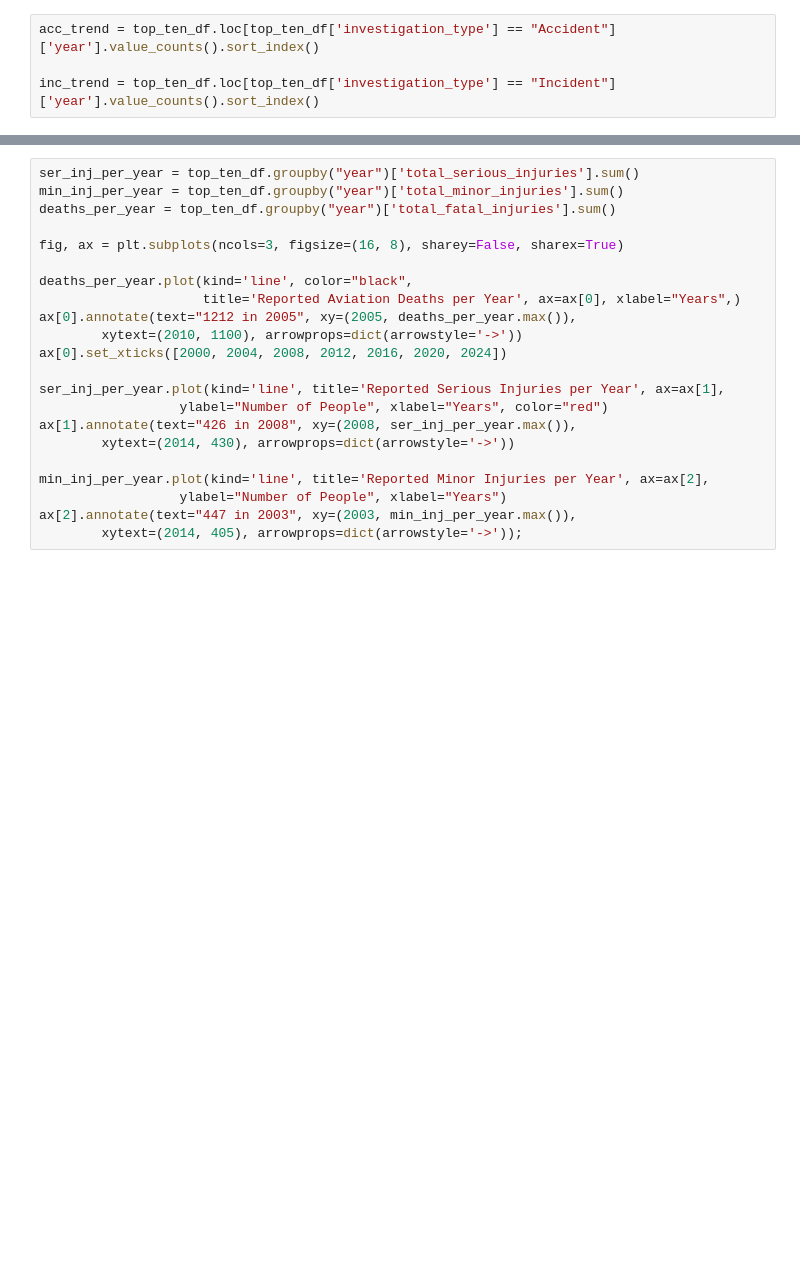
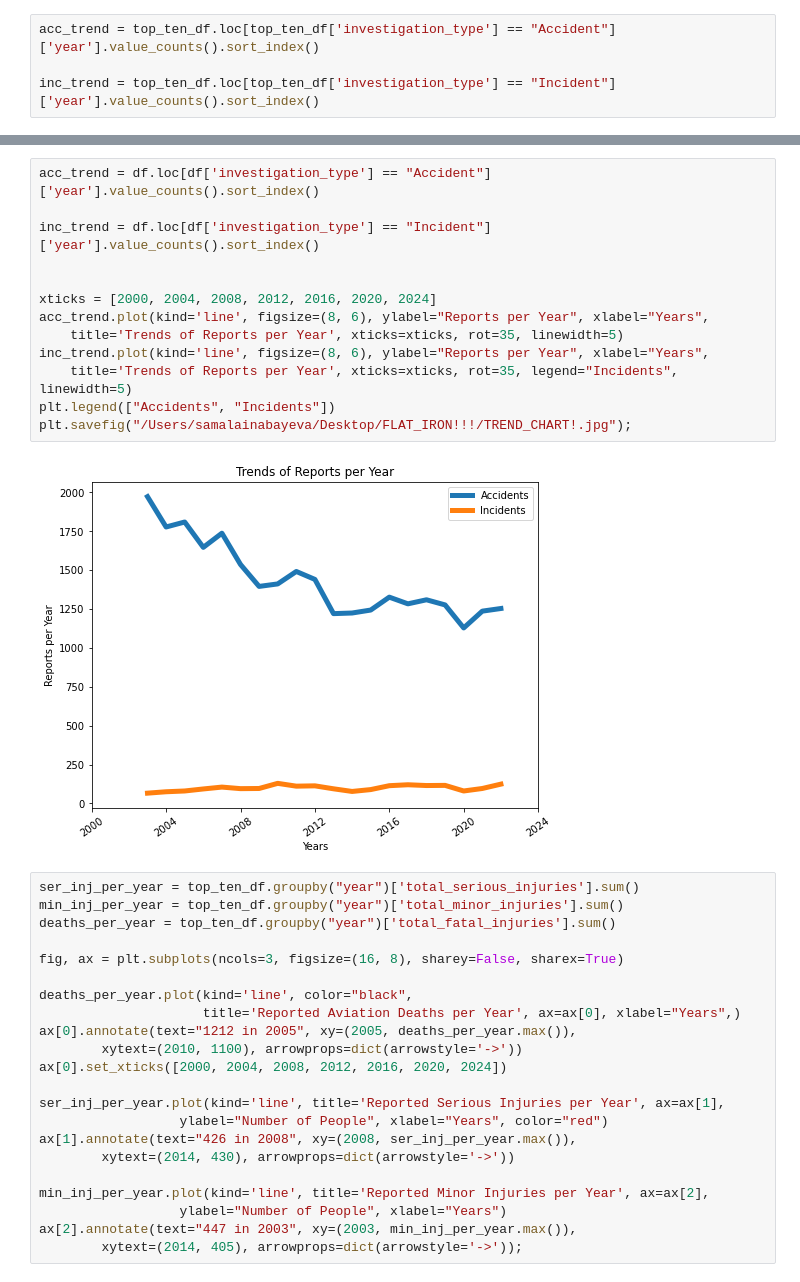
Before and after one commit to dvdhartsman/phase_1_project, a Jupyter notebook: davids_notebooks/polished_notebook.ipynb, the cells around one changed output, grey strips where cells are left out. Saved outputs shown, nothing was run; the diff lists cells and outputs as text; blank space fills up the shorter version.

Commit message:
Pulling charts for slides

```diff
--- a/davids_notebooks/polished_notebook.ipynb
+++ b/davids_notebooks/polished_notebook.ipynb
@@ -73,5 +80,20 @@ plt.legend(["Accidents", "Incidents"]);
 # %% [output]
 [figure]
+# %%
+acc_trend = df.loc[df['investigation_type'] == "Accident"]['year'].value_counts().sort_index()
+
+inc_trend = df.loc[df['investigation_type'] == "Incident"]['year'].value_counts().sort_index()
+
+
+xticks = [2000, 2004, 2008, 2012, 2016, 2020, 2024]
+acc_trend.plot(kind='line', figsize=(8, 6), ylabel="Reports per Year", xlabel="Years",
+    title='Trends of Reports per Year', xticks=xticks, rot=35, linewidth=5)
+inc_trend.plot(kind='line', figsize=(8, 6), ylabel="Reports per Year", xlabel="Years",
+    title='Trends of Reports per Year', xticks=xticks, rot=35, legend="Incidents", linewidth=5)
+plt.legend(["Accidents", "Incidents"])
+plt.savefig("/Users/samalainabayeva/Desktop/FLAT_IRON!!!/TREND_CHART!.jpg");
+# %% [output]
+[figure, added]
 # %%
 ser_inj_per_year = top_ten_df.groupby("year")['total_serious_injuries'].sum()
 min_inj_per_year = top_ten_df.groupby("year")['total_minor_injuries'].sum()
```
Also changed, not shown: parts of 4 cells of this notebook.
